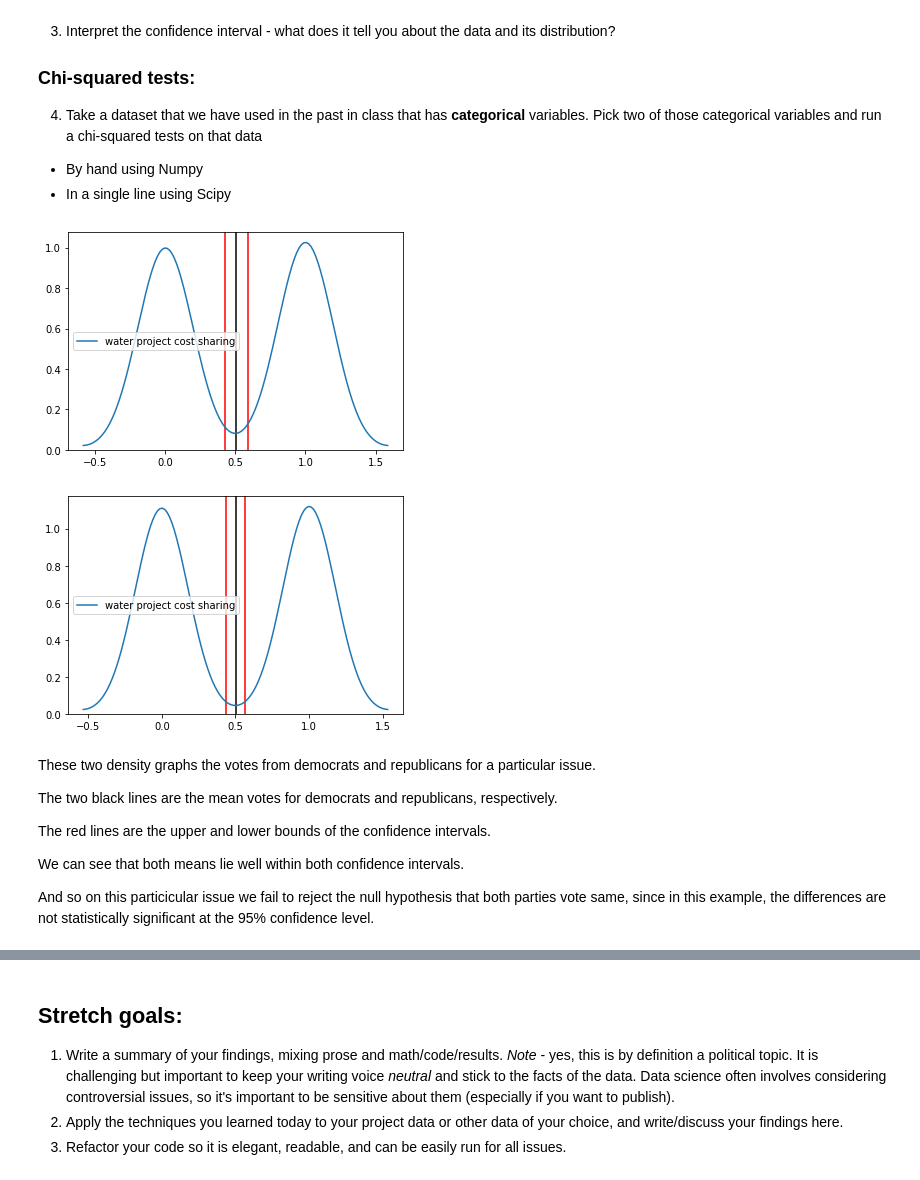
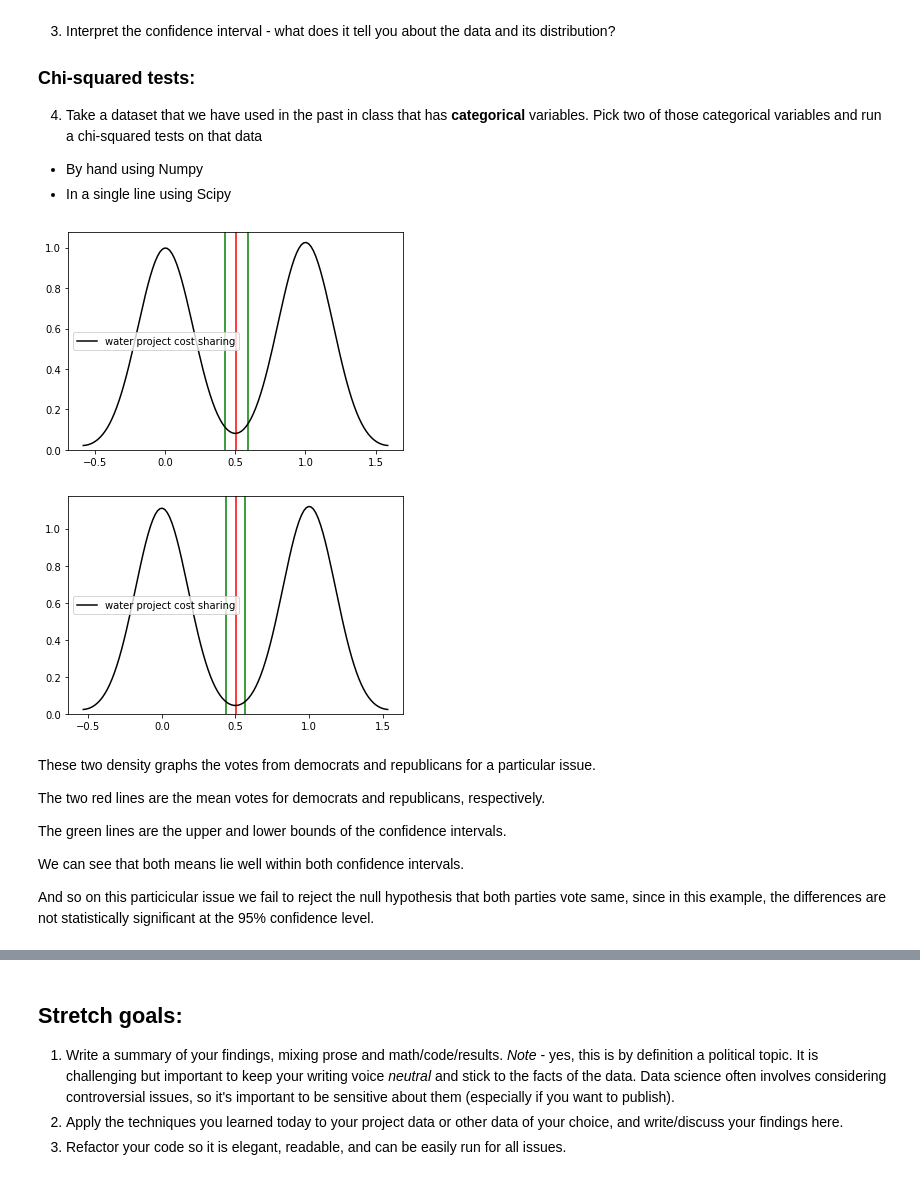
Before and after one commit to njaiprakash/DS-Unit-1-Sprint-2-Statistics, a Jupyter notebook: module2/LS_DS_122_Sampling_Confidence_Intervals_and_Hypothesis_Testing_Assignment.ipynb, the cells around one changed output, grey strips where cells are left out. Drawn from its saved outputs; the diff is of its cells as text; code cells hidden in the pictures.

```diff
--- a/module2/LS_DS_122_Sampling_Confidence_Intervals_and_Hypothesis_Testing_Assignment.ipynb
+++ b/module2/LS_DS_122_Sampling_Confidence_Intervals_and_Hypothesis_Testing_Assignment.ipynb
@@ -60,27 +60,27 @@ def confidence_interval(data, confidence=0.95):
   return (mean, mean - margin, mean + margin)
 # %%
 con_int1 = confidence_interval(rep['water project cost sharing'].dropna())
-plt.axvline(x=con_int1[1], color='red')
-plt.axvline(x=con_int1[2], color='red')
-plt.axvline(x=con_int1[0], color='k')
-sns.kdeplot(rep['water project cost sharing']);
+plt.axvline(x=con_int1[1], color='g')
+plt.axvline(x=con_int1[2], color='g')
+plt.axvline(x=con_int1[0], color='r')
+sns.kdeplot(rep['water project cost sharing'], color='black');
 # %% [output]
-[figure, old version]
+[figure, new version]
 # %%
 
 con_int2 = confidence_interval(dem['water project cost sharing'].dropna())
-plt.axvline(x=con_int2[1], color='red')
-plt.axvline(x=con_int2[2], color='red')
-plt.axvline(x=con_int2[0], color='k')
-sns.kdeplot(dem['water project cost sharing']);
+plt.axvline(x=con_int2[1], color='g')
+plt.axvline(x=con_int2[2], color='g')
+plt.axvline(x=con_int2[0], color='r')
+sns.kdeplot(dem['water project cost sharing'], color='black');
 # %% [output]
-[figure, old version]
+[figure, new version]
 # %% [markdown]
 These two density graphs the votes from democrats and republicans for a particular issue.
 
-The two black lines are the mean votes for democrats and republicans, respectively.
+The two red lines are the mean votes for democrats and republicans, respectively.
 
-The red lines are the upper and lower bounds of the confidence intervals.
+The green lines are the upper and lower bounds of the confidence intervals.
 
 We can see that both means lie well within both confidence intervals.
 
```
Also changed, not shown: parts of 2 cells of this notebook.
